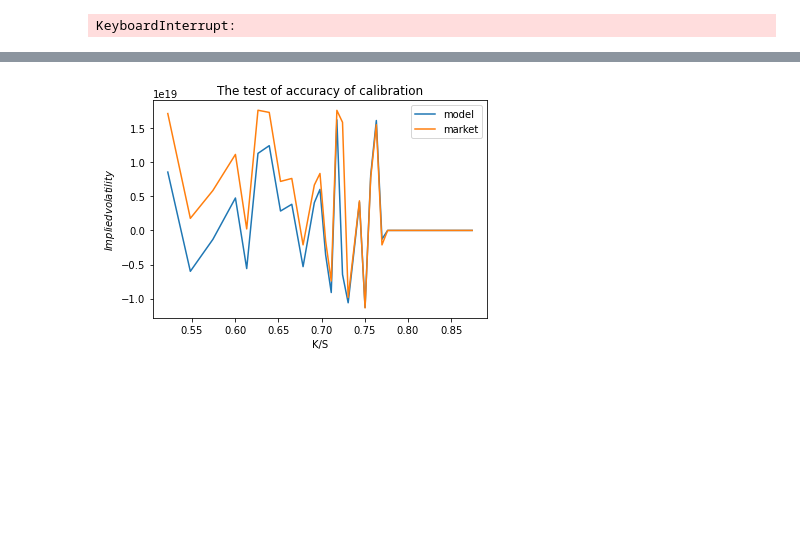
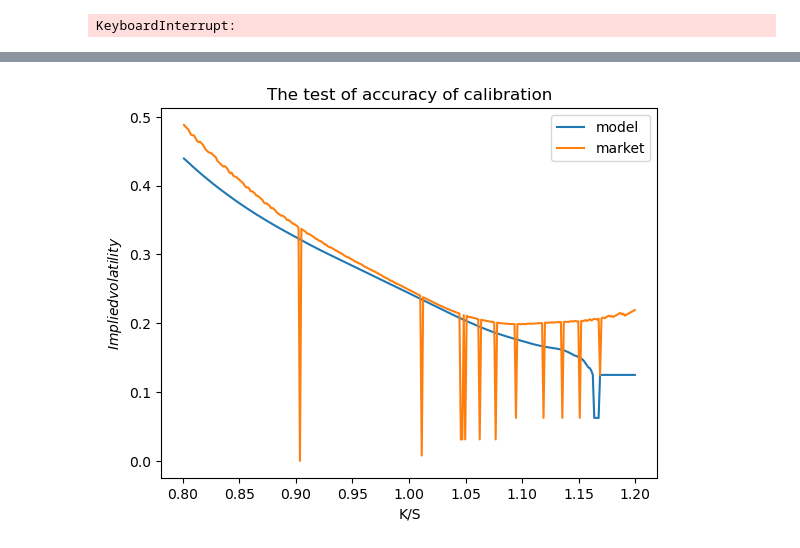
Before and after one commit to GearlessJohn/deep-pricing, a Jupyter notebook: src/simulation_Xt.ipynb, the cells around one changed output, grey strips where cells are left out. Saved outputs shown, nothing was run; the diff lists cells and outputs as text; code cells hidden in the pictures; blank space fills up the shorter version.

```diff
--- a/src/simulation_Xt.ipynb
+++ b/src/simulation_Xt.ipynb
@@ -478,8 +485,8 @@ def test_implied_vol(S0, T, Ks, call_models, call_markets):
 
     fig = plt.figure()
     ax = fig.add_subplot(111)
-    vol_models = [implied_volatility_call_newton(C=call_models[i], S=S0, K=Ks[i], T=T, r=0) for i in range(len(Ks))]
-    vol_markets = [implied_volatility_call_newton(C=call_markets[i], S=S0, K=Ks[i], T=T, r=0) for i in range(len(Ks))]
+    vol_models = [implied_volatility_call_bisection(C=call_models[i], S=S0, K=Ks[i], T=T, r=0) for i in range(len(Ks))]
+    vol_markets = [implied_volatility_call_bisection(C=call_markets[i], S=S0, K=Ks[i], T=T, r=0) for i in range(len(Ks))]
 
     ax.plot(Ks/S0, vol_models, label="model")
     ax.plot(Ks/S0, vol_markets, label="market")
@@ -492,9 +499,9 @@ def test_implied_vol(S0, T, Ks, call_models, call_markets):
 
     plt.show()
 
-Ks = np.arange(80,122,5)
-params = res.x
+# Ks = np.arange(80,122,5)
+# params = res.x
 
-call_markets = np.array([call_frac(S0=100, K=Ks[i], T=1.5, rho=-0.75, H=0.3, c=0.5, ksi=1, a0=0.5) for i in range(len(Ks))])
-call_models= np.array([call_frac(S0=100, K=Ks[i], T=1.5, rho=params[0], H=params[1], c=params[2], ksi=params[3], a0=params[4]) for i in range(len(Ks))])
-test_implied_vol(S0=100, T=1.5, Ks=Ks, call_models=call_models, call_markets=call_markets)
+# call_markets = np.array([call_frac(S0=100, K=Ks[i], T=1.5, rho=-0.75, H=0.3, c=0.5, ksi=1, a0=0.5) for i in range(len(Ks))])
+# call_models= np.array([call_frac(S0=100, K=Ks[i], T=1.5, rho=params[0], H=params[1], c=params[2], ksi=params[3], a0=params[4]) for i in range(len(Ks))])
+# test_implied_vol(S0=100, T=1.5, Ks=Ks, call_models=call_models, call_markets=call_markets)
@@ -528,19 +541,21 @@ KeyboardInterrupt:
 # %%
-data = pd.read_csv('../data/UnderlyingOptionsEODCalcs_2022-09-02.csv').head(100)
+data = pd.read_csv('../data/UnderlyingOptionsEODCalcs_2022-09-02.csv').head(1000)
 data.rename(columns={'strike': 'K','implied_underlying_price_1545':'S0'}, inplace=True)
 data = data[data['option_type']=='C']
 data['T'] = (data["expiration"].map(lambda x: pd.Timestamp(x)) - data["quote_date"].map(lambda x: pd.Timestamp(x))).map(lambda x: int(x.days)/365.0)
 data['call_markets'] = 0.5 * (data['bid_1545']+data['ask_1545'])
 
+data = data[data['T']<1/12]
 S0 = data['S0'].to_numpy()[0]
 T = data['T'].to_numpy()[0]
+data = data[data['T']==T]
+data = data[data['S0']==S0]
+data = data[np.abs((data["K"]-S0)/S0)<0.2]
 
-data = data[np.abs((data["K"]-S0)/S0)<0.5]
 
 Ks = data['K'].to_numpy()
 call_markets = data['call_markets'].to_numpy()
 
-
 res = calibration(Ks=Ks, y=call_markets, S0=S0, T=T)
 print(res.x)
 # print(call_markets)
@@ -583,5 +600,11 @@ plt.show()
 # %%
-call_models= np.array([call_frac(S0=S0, K=Ks[i], T=T, rho=params[0], H=params[1], c=params[2], ksi=params[3], a0=params[4]) for i in range(len(Ks))])
+params = res.x
+
+
+ST = sample_S_frac(S0=S0, T=T, rho=params[0], H=params[1], c=params[2], ksi=params[3], a0=params[4])[:,-1]
+
+call_models = [np.mean(np.maximum(ST-Ks[i], 0))  for i in range(len(Ks))]
+# call_models = np.zeros(len(Ks))
 test_implied_vol(S0=S0, T=T, Ks=Ks, call_models=call_models, call_markets=call_markets)
 # %% [output]
-[figure, old version]
+[figure, new version]
```
Also changed, not shown: parts of 9 cells of this notebook.
